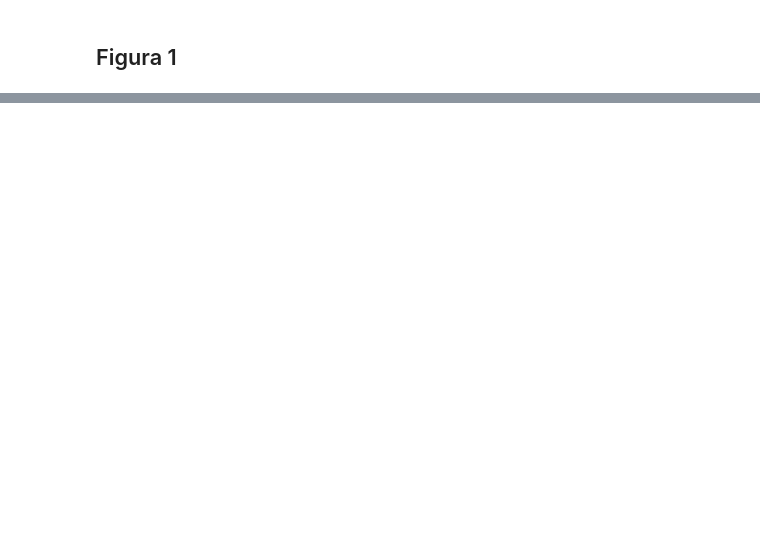
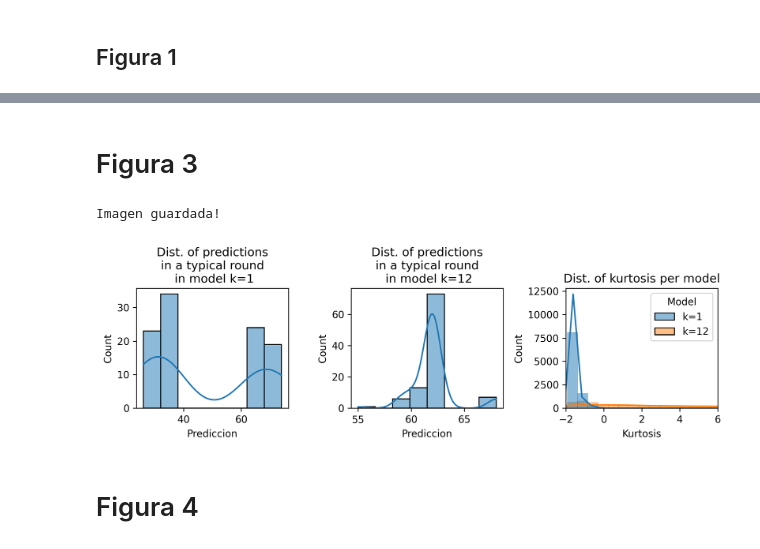
Before and after one commit to EAndrade-Lotero/ElFarolArthur, a Jupyter notebook: Figuras.ipynb, the cells around one changed output, grey strips where cells are left out. Cells and saved outputs as stored; diff of their text form; code cells hidden in the pictures; blank space fills up the shorter version.

```diff
--- a/Figuras.ipynb
+++ b/Figuras.ipynb
@@ -26,0 +101,48 @@ Imagen guardada!
+# %% [markdown]
+# Figura 3
+# %%
+def figura3(to_file=False):
+
+    m1 = 'k=1'
+    m2 = 'k=12'
+    data1 = P.leer_datos([12],[1],[100],[100],
+                    verb=False,muchos=False,cola=False)
+    data1['Modelo'] = m1
+    data2 = P.leer_datos([12],[12],[100],[100],
+                        verb=False,muchos=False,cola=False)
+    data2['Modelo'] = m2
+    ide = data1.Identificador.unique()[0]
+    ronda = 55
+    df1A = data1[(data1.Identificador == ide) & (data1.Ronda == ronda)]
+    ide = data2.Identificador.unique()[0]
+    ronda = 55
+    df2A = data2[(data2.Identificador == ide) & (data2.Ronda == ronda)]
+    df1B = data1.groupby(['Identificador','Ronda'])['Prediccion'].apply(lambda x: kurtosis(x)).reset_index(name='Kurtosis')
+    df1B['Model'] = m1
+    df2B = data2.groupby(['Identificador','Ronda'])['Prediccion'].apply(lambda x: kurtosis(x)).reset_index(name='Kurtosis')
+    df2B['Model'] = m2
+    dfK = pd.concat([df1B,df2B])
+
+    fig, ax = plt.subplots(1,3, figsize=(9,3), tight_layout=True, dpi=300)
+    sns.histplot(df1A.Prediccion,ax=ax[0],kde=True)
+    sns.histplot(df2A.Prediccion,ax=ax[1],kde=True)
+    ax[0].set_title(f'Dist. of predictions\nin a typical round\n in model {m1}')
+    ax[1].set_title(f'Dist. of predictions\nin a typical round\n in model {m2}')
+#    sns.histplot(x='Kurtosis',hue='Model',data=dfK,kde=True
+#                 ,ax=ax[1,2],palette=paleta)
+    sns.histplot(x='Kurtosis',hue='Model',data=dfK,kde=True
+                 ,ax=ax[2])
+    ax[2].set_xlim([-2,6])
+    ax[2].set_title('Dist. of kurtosis per model')
+#    ax[2].legend(loc='upper center', bbox_to_anchor=(0.5, 1.5),
+#          ncol=2, fancybox=False, shadow=False)
+    if to_file:
+        plt.savefig('Figura3.png')
+        print("Imagen guardada!")
+# %%
+figura3(to_file=True)
+# %% [output]
+Imagen guardada!
+[figure, added]
+# %% [markdown]
+# Figura 4
```
Also changed, not shown: parts of 10 cells of this notebook, 26 other files.
